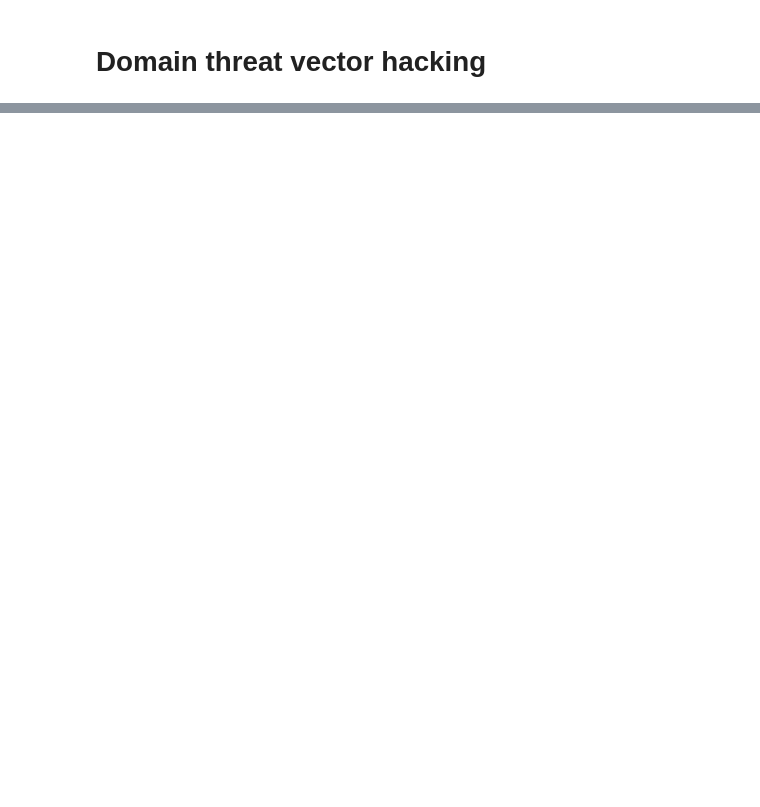
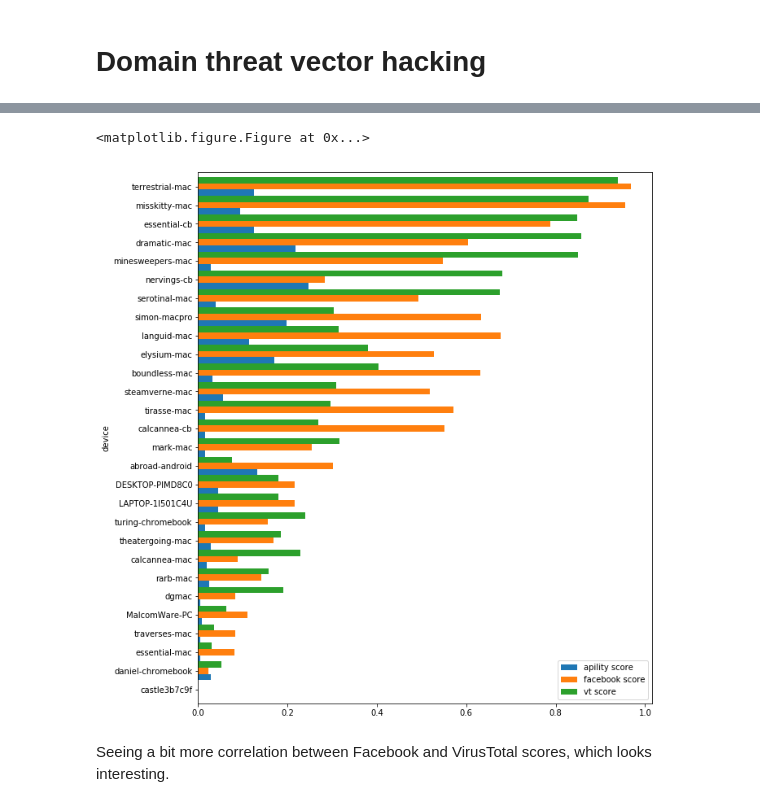
Before and after one commit to careytews/threat-graph-utils, a Jupyter notebook: domain-threat-vector.ipynb, the cells around one changed output, grey strips where cells are left out. Drawn from its saved outputs; the diff is of its cells as text; code cells hidden in the pictures; blank space fills up the shorter version.

Commit message:
[ch4160] Probability aggregation function applied

```diff
--- a/domain-threat-vector.ipynb
+++ b/domain-threat-vector.ipynb
@@ -330,0 +88,3 @@ df_dev.sort_values(by="score", ascending=False)
+# %%
+# Probability aggregation function
+prob_agg = lambda a: 1.0 - np.prod([1.0 - v for v in a])
@@ -330,0 +233,14 @@ df_dev.sort_values(by="score", ascending=False)
+# %%
+dfs = df.copy()
+dfs["apility score"] = dfs[apility_cols].apply(prob_agg, axis=1)
+dfs["facebook score"] = dfs[facebook_cols].apply(prob_agg, axis=1)
+dfs["vt score"] = dfs[vt_cols].apply(prob_agg, axis=1)
+# %%
+grouped = dfs[["apility score", "facebook score", "vt score"]].groupby("device")
+agg = grouped.agg(
+    {
+        "apility score": prob_agg, "facebook score": prob_agg, "vt score": prob_agg
+    }
+)
+agg["score"] = agg["apility score"] + agg["facebook score"] + agg["vt score"]
+agg
@@ -330,0 +266,10 @@ df_dev.sort_values(by="score", ascending=False)
+# %%
+plt.figure()
+agg = agg.sort_values("score", ascending=True)
+agg[["apility score", "facebook score", "vt score"]].plot(kind="barh", figsize=(10, 12), width=1, fontsize=10)
+plt.show()
+# %% [output]
+<matplotlib.figure.Figure at 0x...>
+[figure, added]
+# %% [markdown]
+Seeing a bit more correlation between Facebook and VirusTotal scores, which looks interesting.
```
Also changed, not shown: parts of 54 cells of this notebook.
